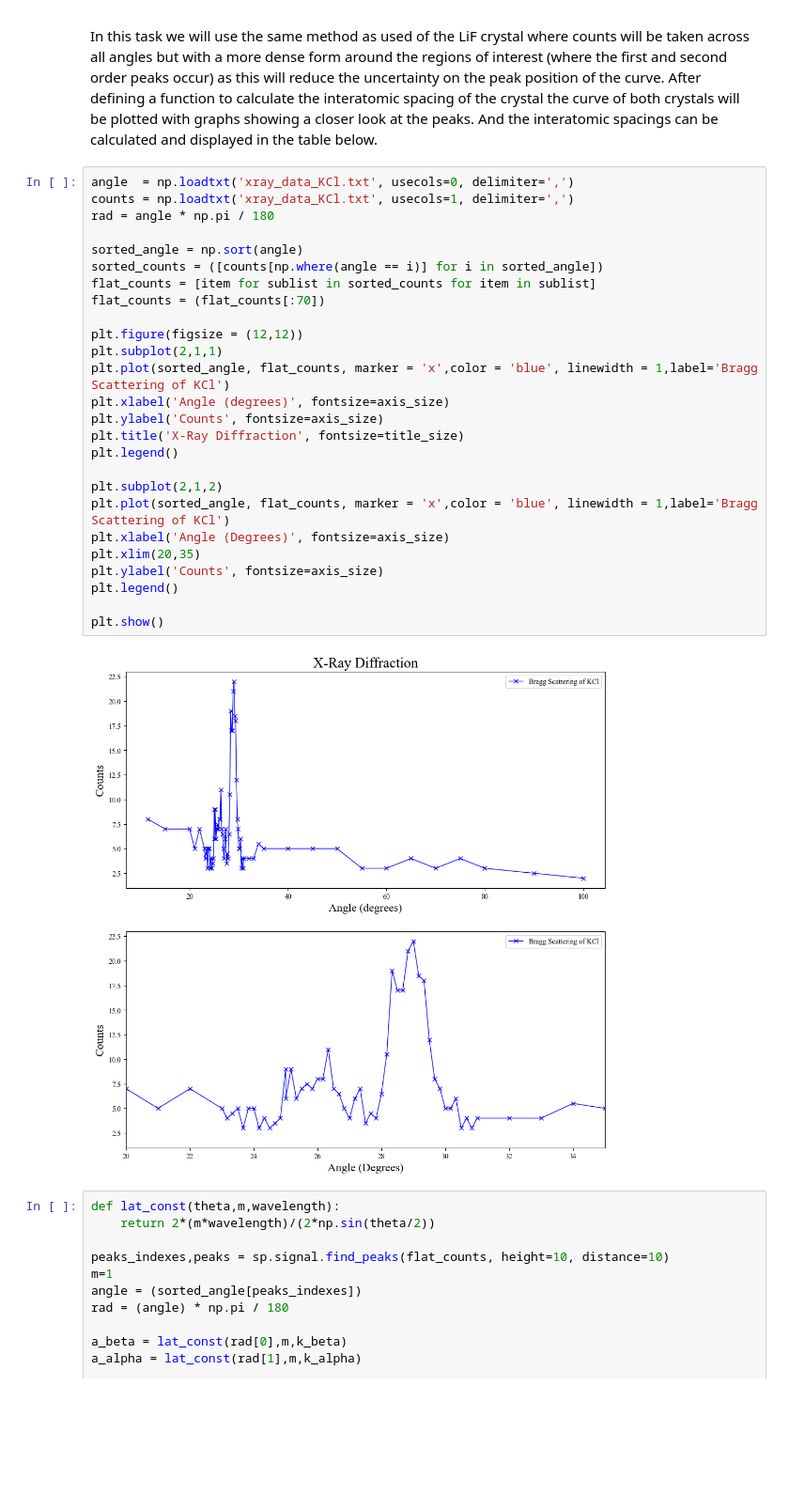
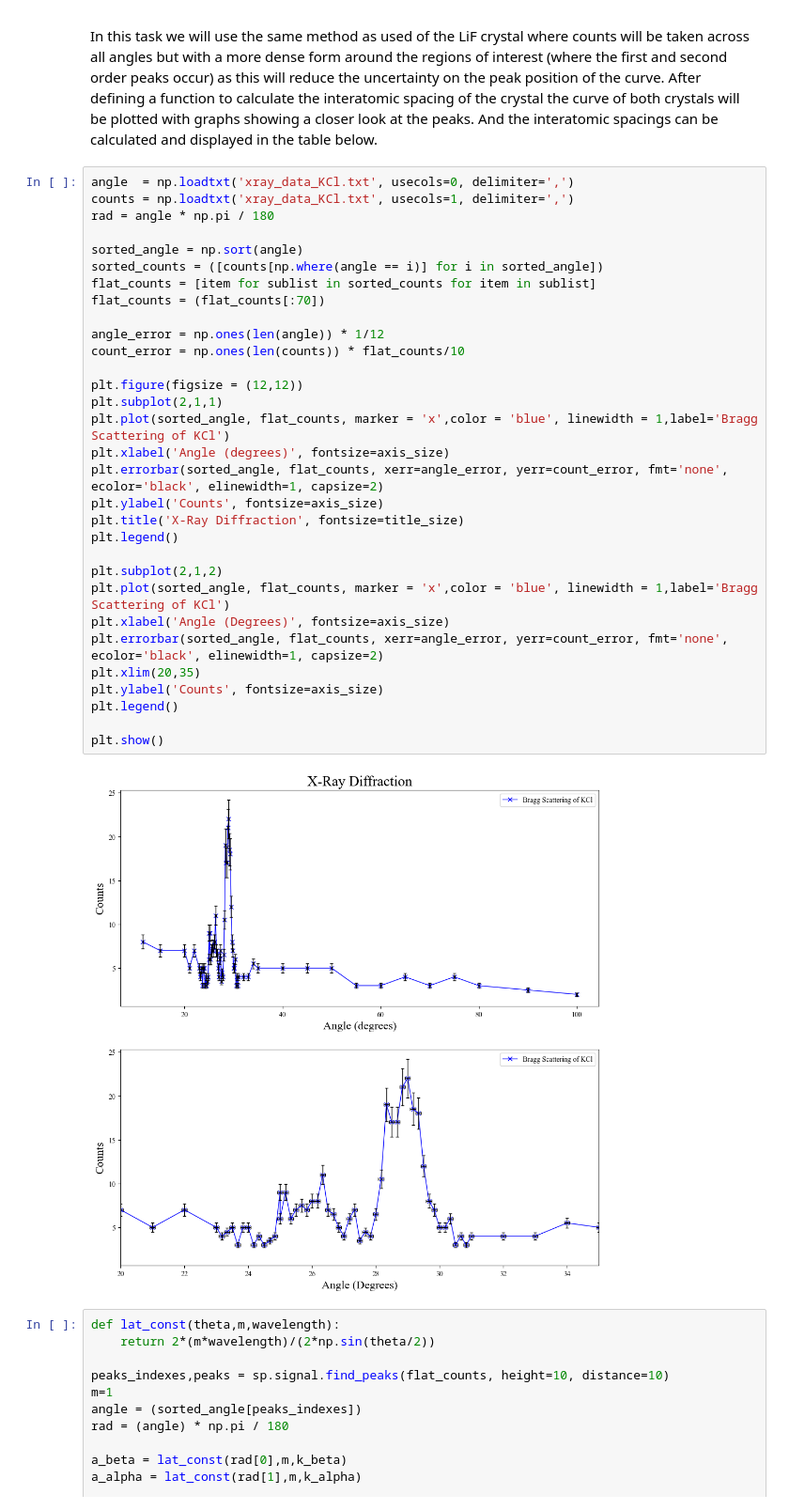
Before and after one commit to lewismcnish/Physics, a Jupyter notebook: Labs/X_ray/X_ray.ipynb, the cells around one changed output. Shown at 94% size. Drawn from its saved outputs; the diff is of its cells as text; blank space fills up the shorter version.

Commit message:
errorbars added to graphs

```diff
--- a/Labs/X_ray/X_ray.ipynb
+++ b/Labs/X_ray/X_ray.ipynb
@@ -137,31 +144,36 @@ In this task we will use the same method as used of the LiF crystal where counts
 # %%
 angle  = np.loadtxt('xray_data_KCl.txt', usecols=0, delimiter=',')
 counts = np.loadtxt('xray_data_KCl.txt', usecols=1, delimiter=',')
 rad = angle * np.pi / 180
 
 sorted_angle = np.sort(angle)
 sorted_counts = ([counts[np.where(angle == i)] for i in sorted_angle])
 flat_counts = [item for sublist in sorted_counts for item in sublist]
 flat_counts = (flat_counts[:70])
 
+angle_error = np.ones(len(angle)) * 1/12
+count_error = np.ones(len(counts)) * flat_counts/10
+
 plt.figure(figsize = (12,12))
 plt.subplot(2,1,1)
 plt.plot(sorted_angle, flat_counts, marker = 'x',color = 'blue', linewidth = 1,label='Bragg Scattering of KCl')
 plt.xlabel('Angle (degrees)', fontsize=axis_size)
+plt.errorbar(sorted_angle, flat_counts, xerr=angle_error, yerr=count_error, fmt='none', ecolor='black', elinewidth=1, capsize=2)
 plt.ylabel('Counts', fontsize=axis_size)
 plt.title('X-Ray Diffraction', fontsize=title_size)
 plt.legend()
 
 plt.subplot(2,1,2)
 plt.plot(sorted_angle, flat_counts, marker = 'x',color = 'blue', linewidth = 1,label='Bragg Scattering of KCl')
 plt.xlabel('Angle (Degrees)', fontsize=axis_size)
+plt.errorbar(sorted_angle, flat_counts, xerr=angle_error, yerr=count_error, fmt='none', ecolor='black', elinewidth=1, capsize=2)
 plt.xlim(20,35)
 plt.ylabel('Counts', fontsize=axis_size)
 plt.legend()
 
 plt.show()
 # %% [output]
-[figure, old version]
+[figure, new version]
 # %%
 def lat_const(theta,m,wavelength):
     return 2*(m*wavelength)/(2*np.sin(theta/2))
```
Also changed, not shown: parts of 6 cells of this notebook.
